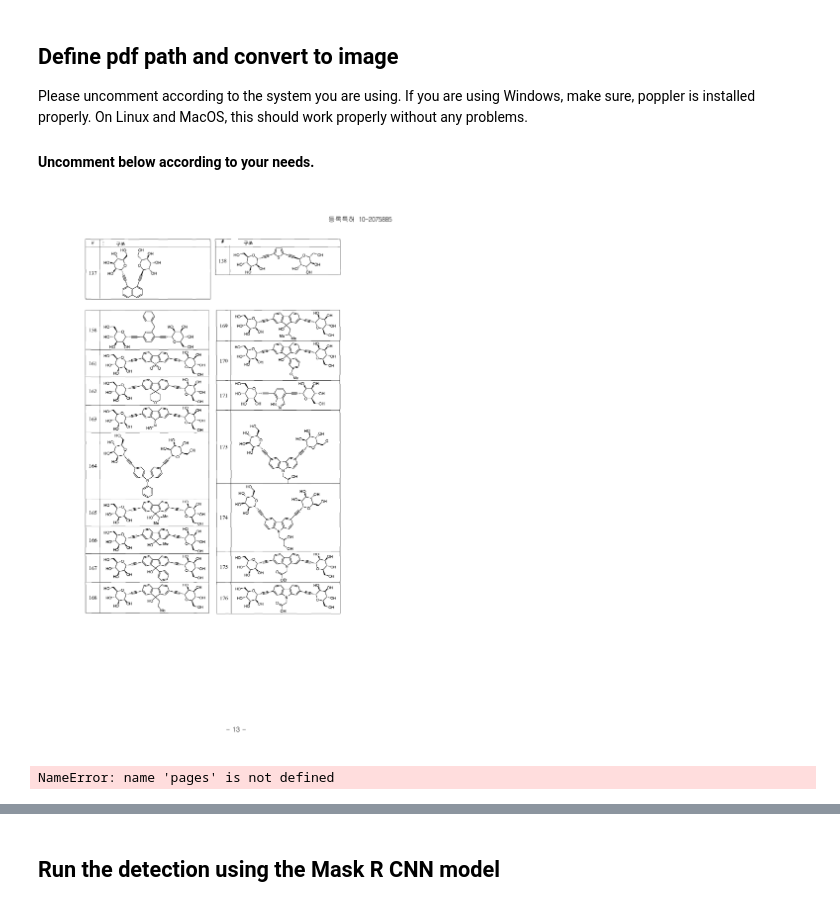
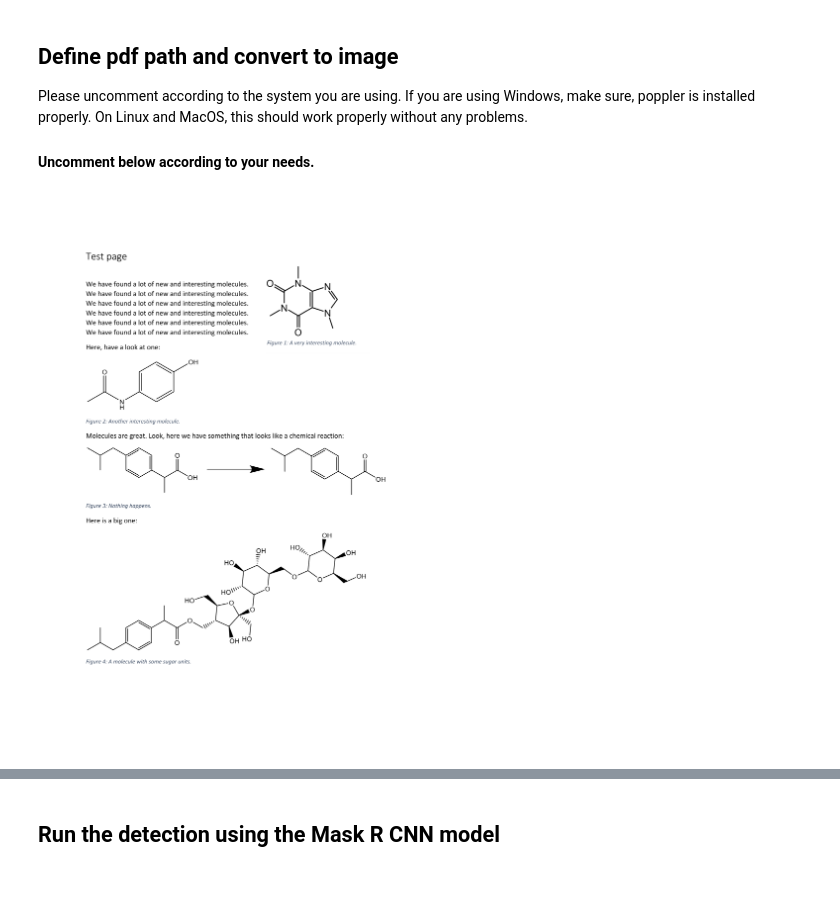
Before and after one commit to Kohulan/DECIMER-Image-Segmentation, a Jupyter notebook: DECIMER_Segmentation_notebook.ipynb, the cells around one changed output, grey strips where cells are left out. Drawn from its saved outputs; the diff is of its cells as text; code cells hidden in the pictures.

```diff
--- a/DECIMER_Segmentation_notebook.ipynb
+++ b/DECIMER_Segmentation_notebook.ipynb
@@ -61,23 +62,26 @@ def pdf_extract(pdf, segments, together=False):
 # path: str = os.path.abspath("./Validation/TW215080B.pdf")
 path: str = os.path.abspath("./Validation/KR102075885B1.pdf")
 pdf_extract(path, [(10, 20)])
-# %%
-path: str = os.path.abspath("./Validation/test_page.pdf")
-path: str = os.path.abspath("./Validation/page 35.pdf")
-path: str = os.path.abspath("./Validation/TW215080B_pages_45-55.pdf")
-path: str = os.path.abspath("./Validation/KR102075885B1_pages_10-20.pdf")
-
-# If you are using Windows, make sure to have poppler installed and show pdf2image where to find it.
-poppler_path = "C:\\Program Files (x86)\\poppler-0.68.0\\bin"  # CHANGE PATH
-pages = convert_from_path(path, 300, poppler_path=poppler_path)
-
-# If you are using Linux or MacOS, this should hopefully have been installed via conda/pip.
-# In that case, you just run:
-# pages = convert_from_path(path, 500)
-pages[3]
-# %% [output]
-[figure, removed]
-# %%
-pages[3]
-# %% [output]
-NameError: name 'pages' is not defined
+# %%
+path: str = os.path.abspath("./Validation/test_page.pdf")
+# path: str = os.path.abspath("./Validation/page 35.pdf")
+# path: str = os.path.abspath("./Validation/TW215080B_pages_45-55.pdf")
+# path: str = os.path.abspath("./Validation/KR102075885B1_pages_10-20.pdf")
+
+# Convert PDF to images using PyMuPDF (no poppler installation needed!)
+pdf_document = fitz.open(path)
+pages = []
+for page_num in range(pdf_document.page_count):
+    page = pdf_document[page_num]
+    # Render page to image with 300 DPI
+    pix = page.get_pixmap(matrix=fitz.Matrix(300/72, 300/72))
+    img_data = pix.tobytes("ppm")
+    # Convert to PIL Image
+    img = Image.open(io.BytesIO(img_data))
+    pages.append(img)
+pdf_document.close()
+
+# Display the page
+pages[0] if pages else "No pages found"
+# %% [output]
+[figure, added]
```
Also changed, not shown: parts of 7 cells of this notebook, 7 other files.
